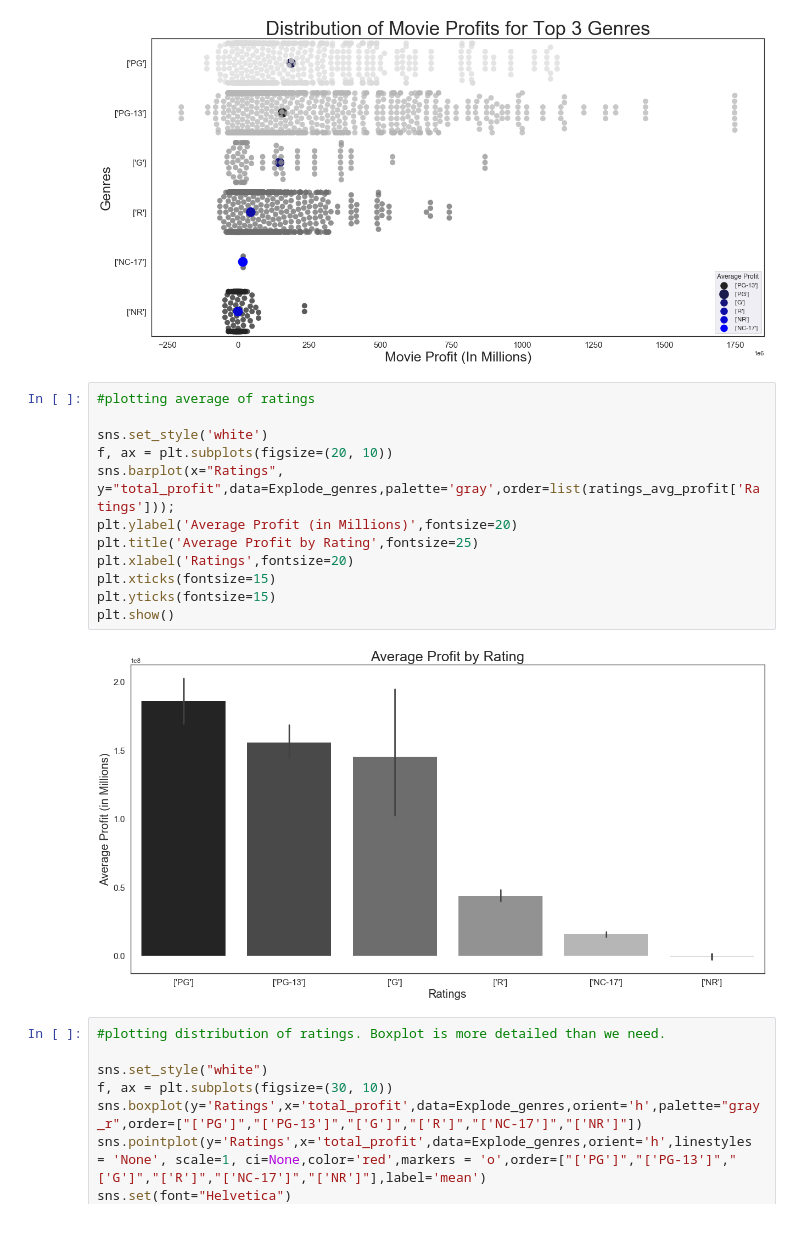
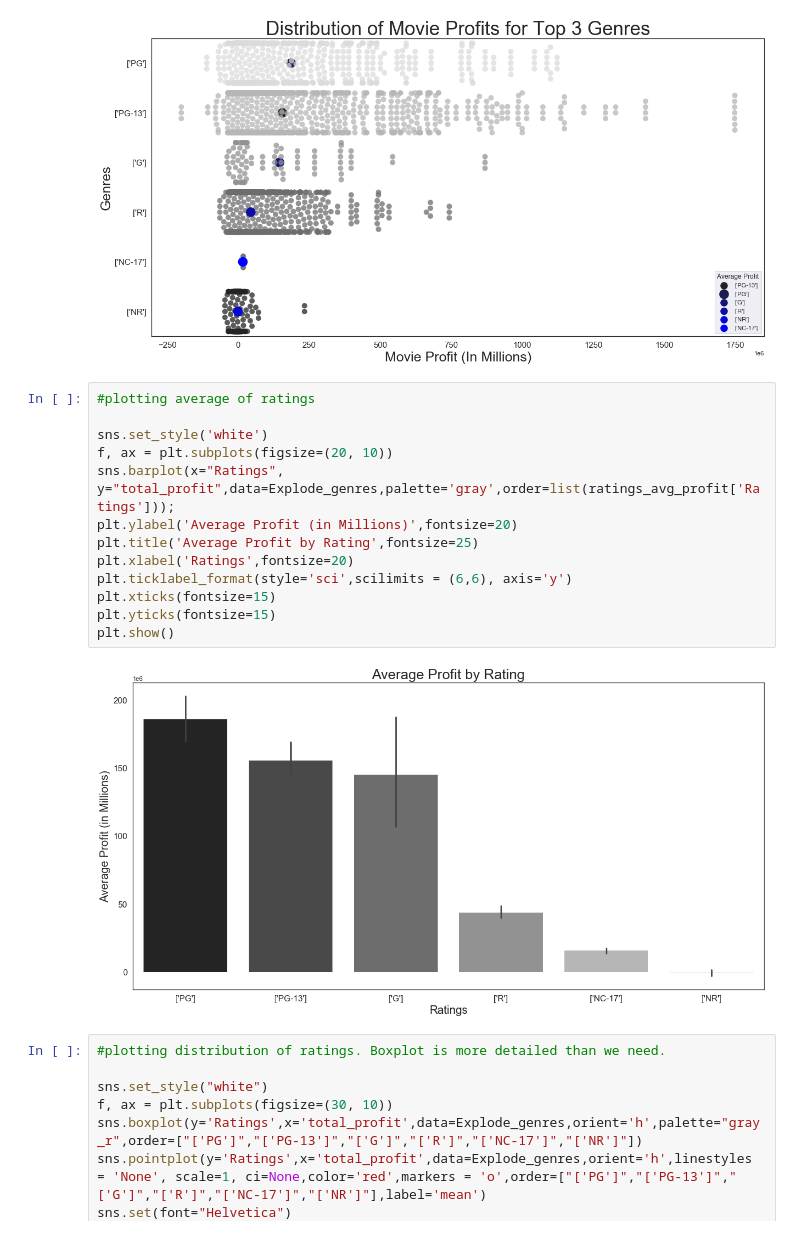
Before and after one commit to miriamsemmar/dsc-mod-1-project-v2-1-onl01-dtsc-pt-041320, a Jupyter notebook: student.ipynb, the cells around one changed output. Drawn from its saved outputs; the diff is of its cells as text.

```diff
--- a/student.ipynb
+++ b/student.ipynb
@@ -1479,17 +1479,18 @@ plt.show()
 # %%
 #plotting average of ratings
 
 sns.set_style('white')
 f, ax = plt.subplots(figsize=(20, 10))
 sns.barplot(x="Ratings", y="total_profit",data=Explode_genres,palette='gray',order=list(ratings_avg_profit['Ratings']));
 plt.ylabel('Average Profit (in Millions)',fontsize=20)
 plt.title('Average Profit by Rating',fontsize=25)
 plt.xlabel('Ratings',fontsize=20)
+plt.ticklabel_format(style='sci',scilimits = (6,6), axis='y')
 plt.xticks(fontsize=15)
 plt.yticks(fontsize=15)
 plt.show()
 # %% [output]
-[figure, old version]
+[figure, new version]
 # %%
 #plotting distribution of ratings. Boxplot is more detailed than we need.
 
```
Also changed, not shown: parts of 6 cells of this notebook, 1 other file.
